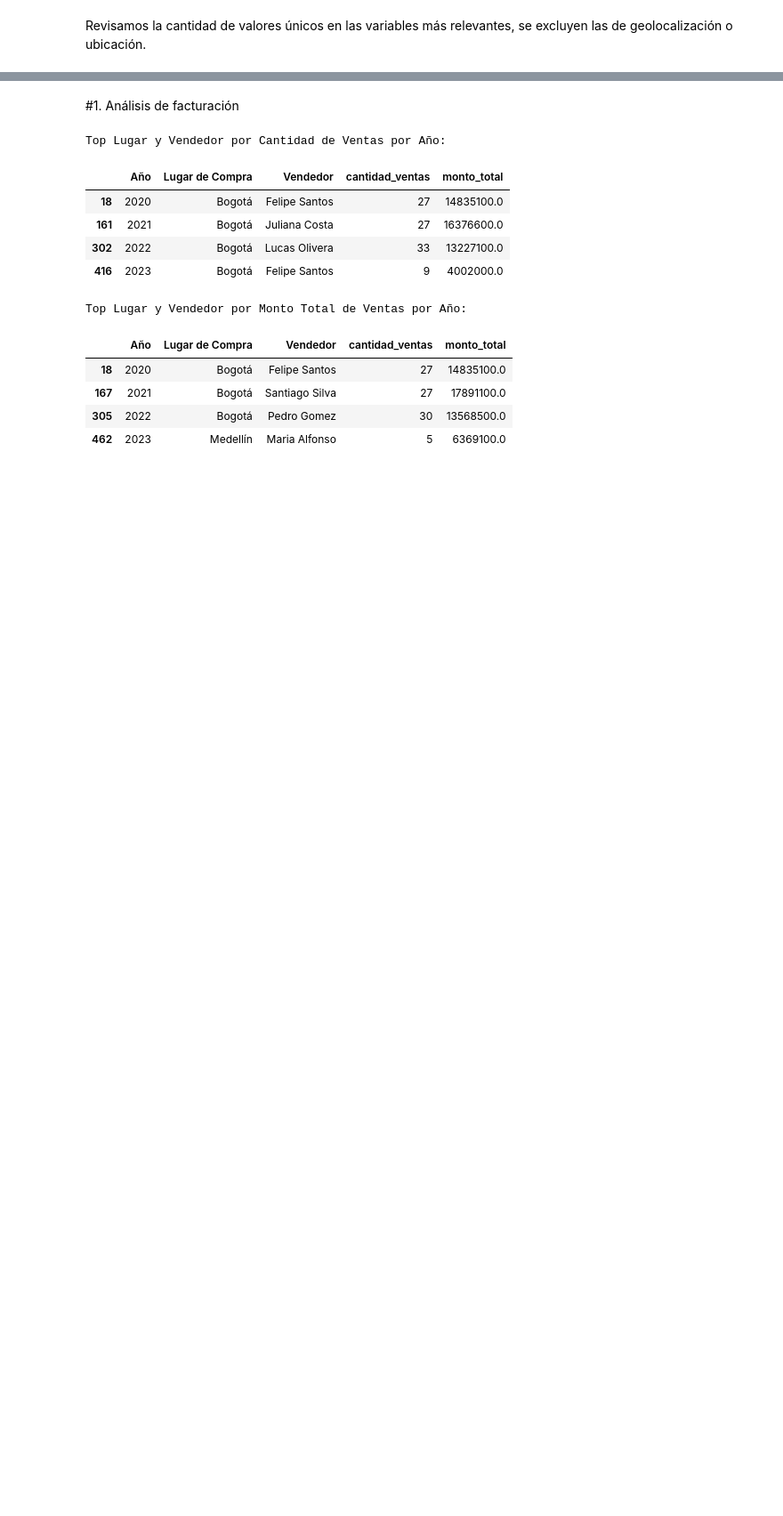
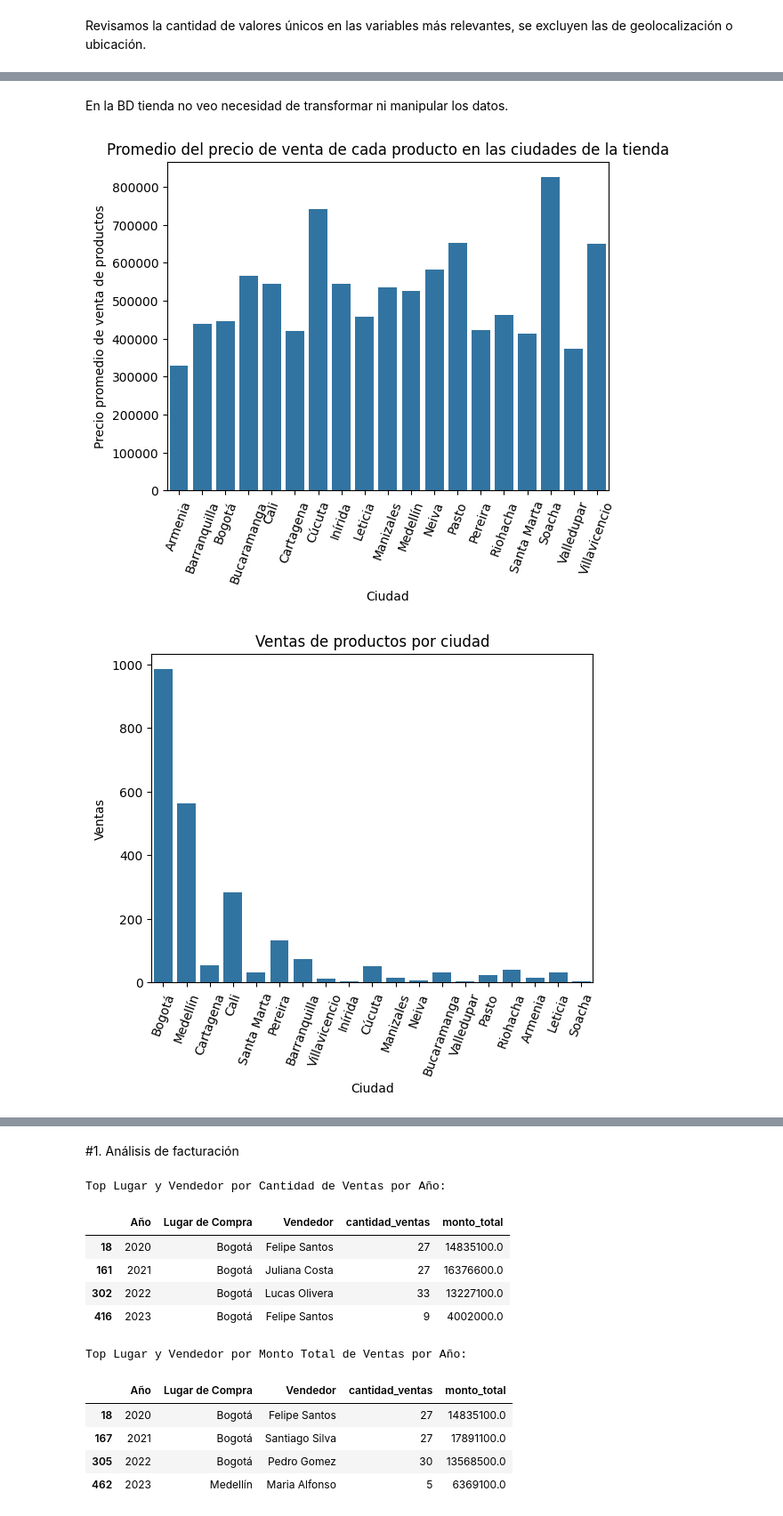
Before and after one commit to GabrielEEscobarC/Challenge1-O1-G8, a Jupyter notebook: Challenge1-O1-G8-GEEC.ipynb, the cells around one changed output, grey strips where cells are left out. Shown: that part at 89% size. Cells and saved outputs as stored; diff of their text form; code cells hidden in the pictures; blank space fills up the shorter version.

```diff
--- a/Challenge1-O1-G8-GEEC.ipynb
+++ b/Challenge1-O1-G8-GEEC.ipynb
@@ -47,0 +127,2 @@ memory usage: 221.3+ KB
+# %%
+tienda.rename(columns={"Lugar de Compra": 'ciudad'}, inplace=True)
@@ -83,0 +283,23 @@ Cantidad de datos únicos por columna:
+# %% [markdown]
+En la BD tienda no veo necesidad de transformar ni manipular los datos.
+# %%
+import seaborn as sns
+import matplotlib.pyplot as plt
+
+avg_sell = tienda.groupby('ciudad')['Precio'].mean().reset_index()
+sns.barplot(x='ciudad',y='Precio',data=avg_sell)
+plt.title('Promedio del precio de venta de cada producto en las ciudades de la tienda')
+plt.xlabel('Ciudad')
+plt.xticks(rotation=70)
+plt.ylabel('Precio promedio de venta de productos')
+plt.show()
+
+sns.countplot(data=tienda, x='ciudad')
+plt.title('Ventas de productos por ciudad')
+plt.xlabel('Ciudad')
+plt.xticks(rotation=70)
+plt.ylabel('Ventas')
+plt.show()
+# %% [output]
+[figure, added]
+[figure, added]
```
Also changed, not shown: parts of 21 cells of this notebook.
